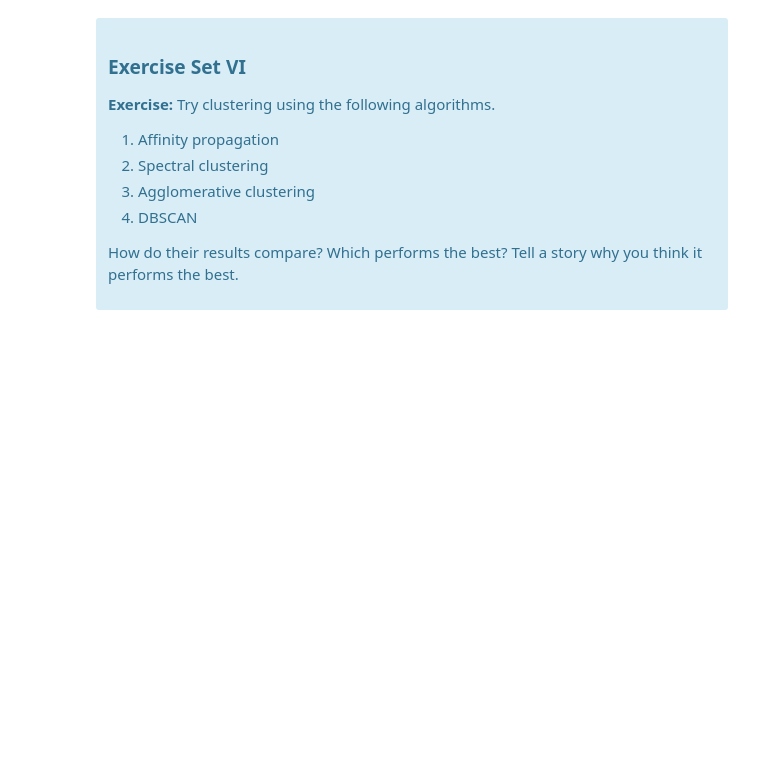
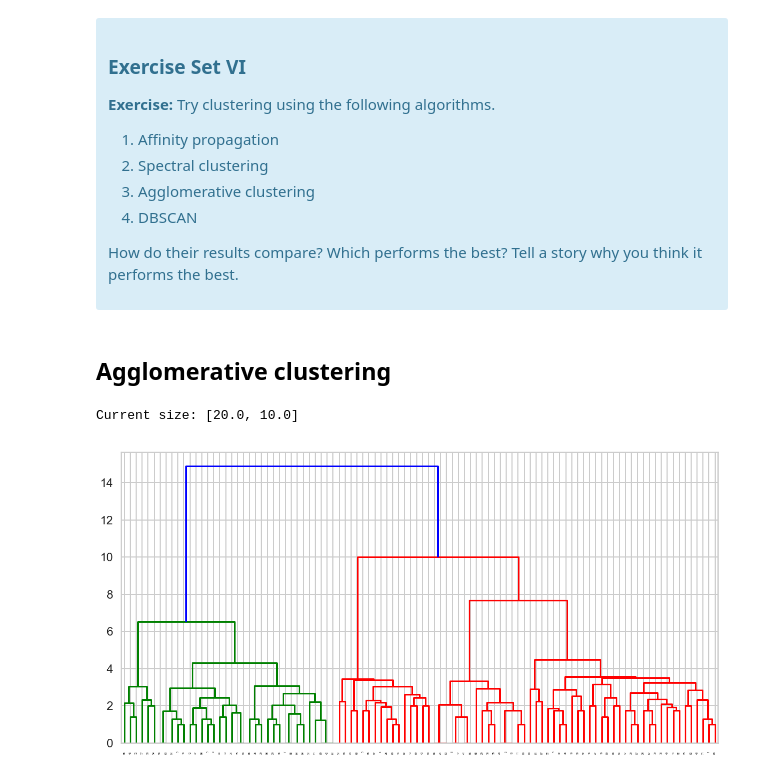
Before and after one commit to alketcecaj12/clustering_data, a Jupyter notebook: Mini_Project_Clustering.ipynb, the cells around one changed output. Saved outputs shown, nothing was run; the diff lists cells and outputs as text; code cells hidden in the pictures; blank space fills up the shorter version.

```diff
--- a/Mini_Project_Clustering.ipynb
+++ b/Mini_Project_Clustering.ipynb
@@ -510,3 +581,5 @@ Source: http://scikit-learn.org/stable/modules/clustering.html
 </ol>
 <p>How do their results compare? Which performs the best? Tell a story why you think it performs the best.</p>
 </div>
+# %% [markdown]
+## Agglomerative clustering
@@ -512,0 +590,20 @@ Source: http://scikit-learn.org/stable/modules/clustering.html
+# %%
+# create dendrogram
+dendrogram = sch.dendrogram(sch.linkage(matrix, method='ward'))
+
+# Get current size
+fig_size = plt.rcParams["figure.figsize"]
+
+# Prints: [8.0, 6.0]
+print("Current size:", fig_size)
+
+# Set figure width to 12 and height to 9
+fig_size[0] = 20
+fig_size[1] = 10
+plt.rcParams["figure.figsize"] = fig_size
+
+# create clusters
+hc = AgglomerativeClustering(n_clusters=4, affinity = 'euclidean', linkage = 'ward')
+# %% [output]
+Current size: [20.0, 10.0]
+[figure, added]
```
Also changed, not shown: parts of 22 cells of this notebook, 1 other file.
